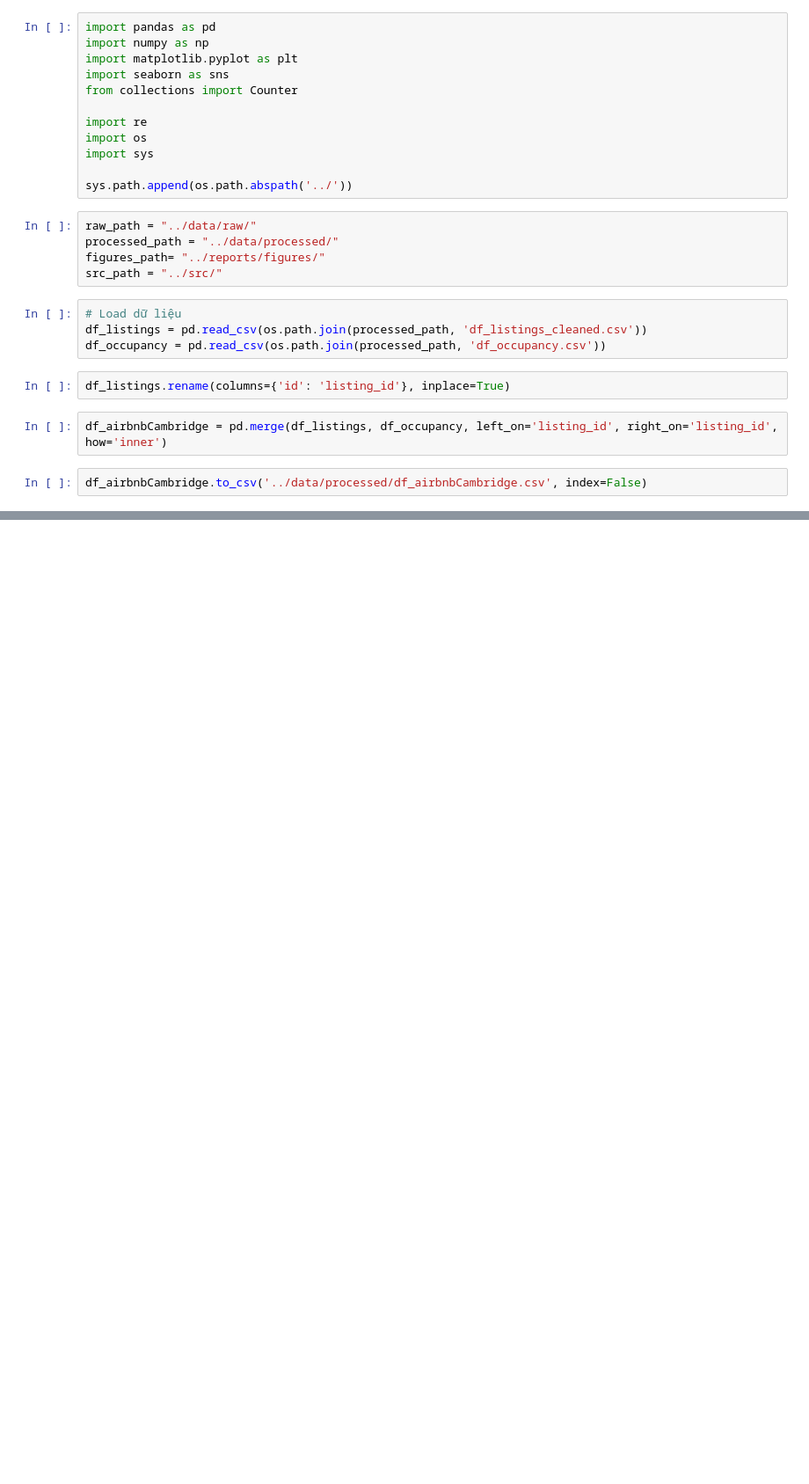
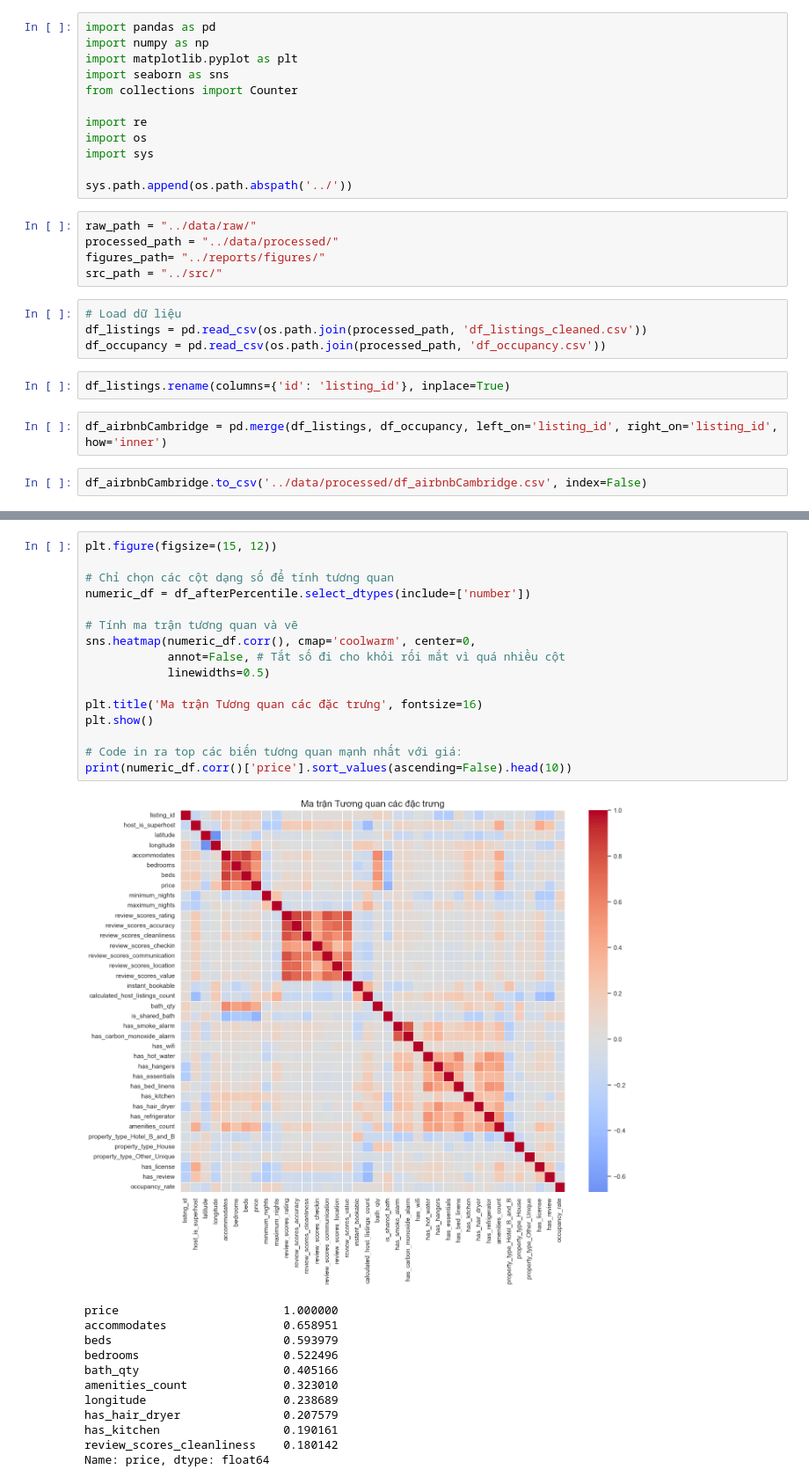
Before and after one commit to baokhanhth/Group01_Data_Analysis, a Jupyter notebook: notebooks/merge_and_eda.ipynb, the cells around one changed output, grey strips where cells are left out. Shown at 88% size. Drawn from its saved outputs; the diff is of its cells as text; blank space fills up the shorter version.

```diff
--- a/notebooks/merge_and_eda.ipynb
+++ b/notebooks/merge_and_eda.ipynb
@@ -90,0 +133,29 @@ df_airbnbCambridge.describe()
+# %%
+plt.figure(figsize=(15, 12))
+
+# Chỉ chọn các cột dạng số để tính tương quan
+numeric_df = df_afterPercentile.select_dtypes(include=['number'])
+
+# Tính ma trận tương quan và vẽ
+sns.heatmap(numeric_df.corr(), cmap='coolwarm', center=0,
+            annot=False, # Tắt số đi cho khỏi rối mắt vì quá nhiều cột
+            linewidths=0.5)
+
+plt.title('Ma trận Tương quan các đặc trưng', fontsize=16)
+plt.show()
+
+# Code in ra top các biến tương quan mạnh nhất với giá:
+print(numeric_df.corr()['price'].sort_values(ascending=False).head(10))
+# %% [output]
+[figure, added]
+price                        1.000000
+accommodates                 0.658951
+beds                         0.593979
+bedrooms                     0.522496
+bath_qty                     0.405166
+amenities_count              0.323010
+longitude                    0.238689
+has_hair_dryer               0.207579
+has_kitchen                  0.190161
+review_scores_cleanliness    0.180142
+Name: price, dtype: float64
```
Also changed, not shown: parts of 15 cells of this notebook, 3 other files.
